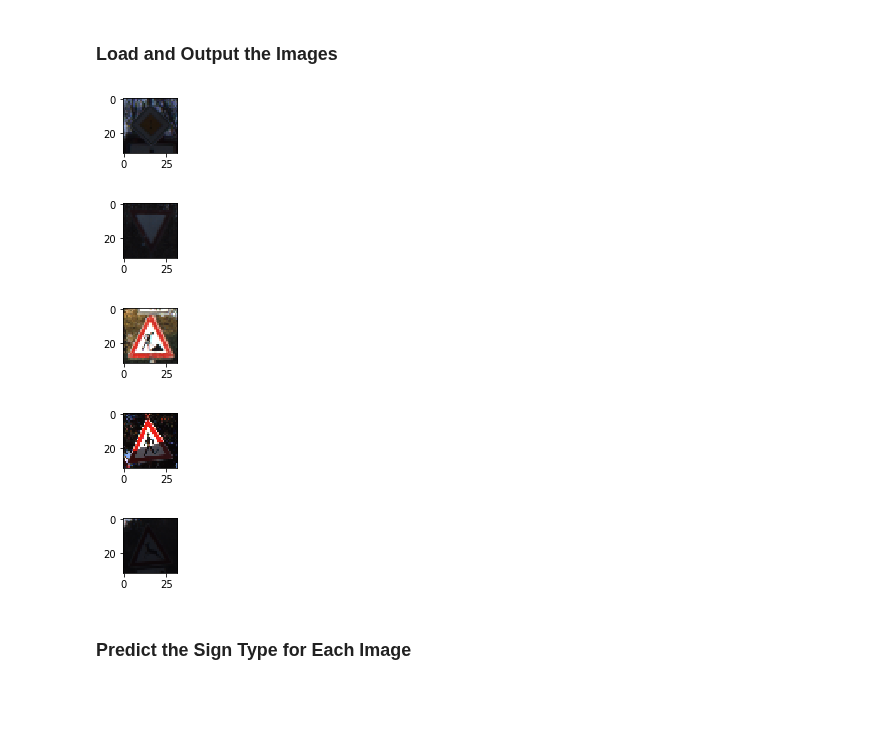
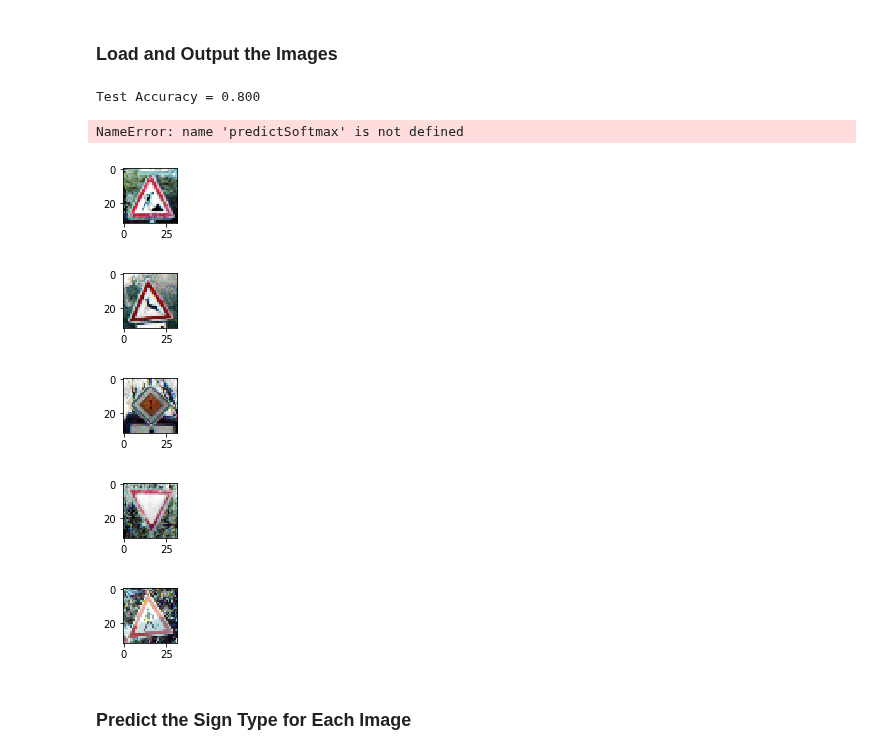
Before and after one commit to bryan0806/Udacity-CarND-Traffic-Sign-Classifier-Project, a Jupyter notebook: Traffic_Sign_Classifier.ipynb, the cells around one changed output. Drawn from its saved outputs; the diff is of its cells as text; code cells hidden in the pictures; blank space fills up the shorter version.

Commit message:
Fix uneven distribution of X train data set, and adding more final 5 images check code

```diff
--- a/Traffic_Sign_Classifier.ipynb
+++ b/Traffic_Sign_Classifier.ipynb
@@ -24,12 +24,14 @@ The [rubric](https://review.udacity.com/#!/rubrics/481/view) contains "Stand Out
 import pickle
 import pandas as pd
 import numpy as np
+import random
+import matplotlib.pyplot as plt
 from sklearn.utils import shuffle
 # TODO: Fill this in based on where you saved the training and testing data
 
-training_file = "train.p"
-validation_file= "valid.p"
-testing_file = "test.p"
+training_file = "traffic-signs-data/train.p"
+validation_file= "traffic-signs-data/valid.p"
+testing_file = "traffic-signs-data/test.p"
 
 with open(training_file, mode='rb') as f:
     train = pickle.load(f)
@@ -462,10 +493,10 @@ repeat needed times is
 new_train = []
 new_y_value=[]
 
-X_train, y_train = shuffle(X_train, y_train)
+#X_train, y_train = shuffle(X_train, y_train)
 
-while(len(new_train) < 30000):
-    index = 0
+while(len(new_train) < 15000):
+    index = random.randint(0, 34798)
     sign = y_train[index]
     new_image = transform_image(image,20,10,5)
     new_train.append(new_image)
@@ -820,7 +947,7 @@ Layer 5: Fully Connected (Logits). This should have 43 outputs.
 # %%
 import tensorflow as tf
 
-EPOCHS = 50
+EPOCHS = 10
 BATCH_SIZE = 128
 
 from tensorflow.contrib.layers import flatten
@@ -991,45 +1118,42 @@ You may find `signnames.csv` useful as it contains mappings from the class id (i
 # %%
 # read image
 import os
 files=os.listdir("test_images/")
 image_list=[]
 for v in files:
     image = mpimg.imread('test_images/'+v)
     resized_image = cv2.resize(image, (32, 32))
-    #resized_image = All_color_normalize2(resized_image)
+    resized_image = All_color_normalize2(resized_image)
     image_list.append(resized_image)
     plt.figure(figsize=(1,1))
     plt.imshow(resized_image)
 
 image1 = image_list[0]
 image2 = image_list[1]
 image3 = image_list[2]
 image4 = image_list[3]
 image5 = image_list[4]
 
 
 images = np.stack((image1, image2, image3, image4, image5)) #stack images after loading them
-#labels = np.stack((5, 9, 25, 13, 2)) # stack true values
+labels = np.stack((25, 31, 12, 13, 27)) # stack true values
 
-"""
-Then, run it with the model that you saved. something like:
 
 with tf.Session() as sess:
-loader = tf.train.import_meta_graph('lenet.meta')
-loader.restore(sess, tf.train.latest_checkpoint('./'))
-test_accuracy = evaluate(images, labels)
-print("Test Accuracy = {:.3f}".format(test_accuracy))
-softmaxProb = sess.run(predictSoftmax, feed_dict={x: images})`
-
-Please, let us know how you solved the issue.
-
-"""
+    loader = tf.train.import_meta_graph('lenet.meta')
+    loader.restore(sess, tf.train.latest_checkpoint('./'))
+    test_accuracy = evaluate(images, labels)
+    print("Test Accuracy = {:.3f}".format(test_accuracy))
+    softmaxProb = sess.run(predictSoftmax, feed_dict={x: images})
+    print("predict softmax =", softmaxProb)
 # %% [output]
+Test Accuracy = 0.800
+NameError: name 'predictSoftmax' is not defined
-[figure, old version]
+[figure, new version]
-[figure, old version]
+[figure, new version]
-[figure, old version]
+[figure, new version]
-[figure, old version]
+[figure, new version]
-[figure, old version]
+[figure, new version]
 # %% [markdown]
 ### Predict the Sign Type for Each Image
 # %%
```
Also changed, not shown: parts of 13 cells of this notebook, 4 other files.
